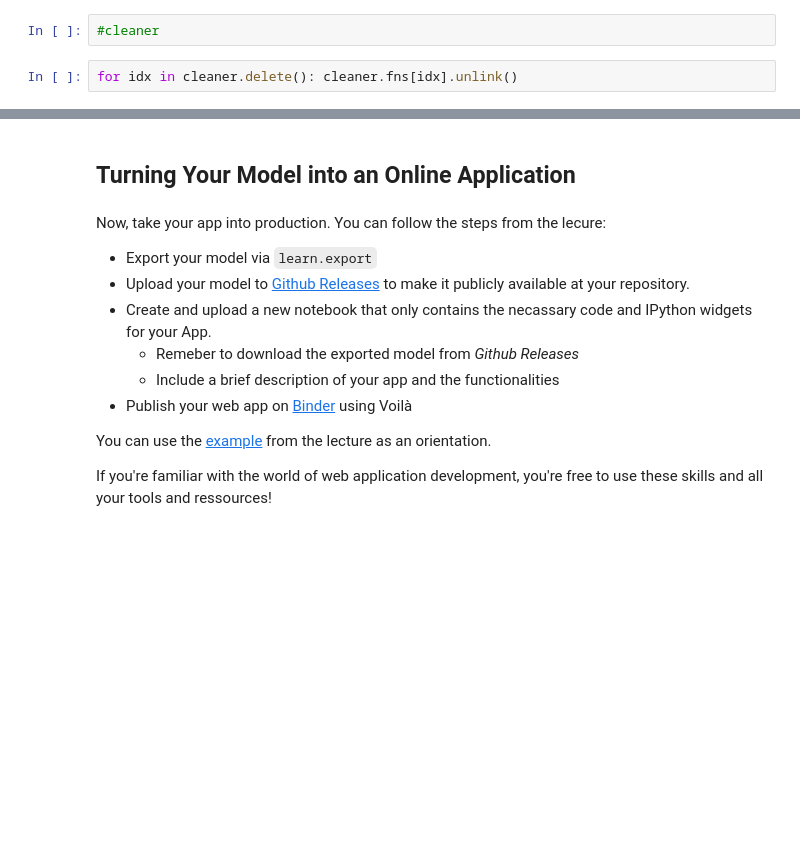
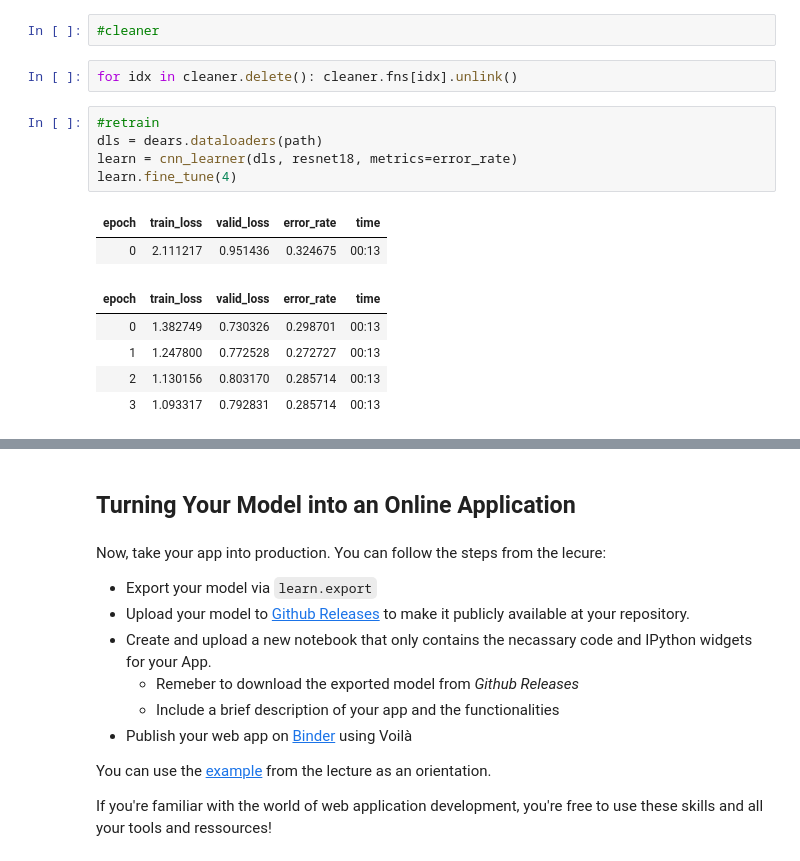
Before and after one commit to pds2021/a5-fino-git, a Jupyter notebook: Assignment_5.ipynb, the cells around one changed output, grey strips where cells are left out. Drawn from its saved outputs; the diff is of its cells as text; blank space fills up the shorter version.

```diff
--- a/Assignment_5.ipynb
+++ b/Assignment_5.ipynb
@@ -246,3 +244,16 @@ cleaner = ImageClassifierCleaner(learn)
 #cleaner
 # %%
 for idx in cleaner.delete(): cleaner.fns[idx].unlink()
+# %%
+#retrain
+dls = dears.dataloaders(path)
+learn = cnn_learner(dls, resnet18, metrics=error_rate)
+learn.fine_tune(4)
+# %% [output]
+| epoch | train_loss | valid_loss | error_rate | time |
+| 0 | 2.111217 | 0.951436 | 0.324675 | 00:13 |
+| epoch | train_loss | valid_loss | error_rate | time |
+| 0 | 1.382749 | 0.730326 | 0.298701 | 00:13 |
+| 1 | 1.247800 | 0.772528 | 0.272727 | 00:13 |
+| 2 | 1.130156 | 0.803170 | 0.285714 | 00:13 |
+| 3 | 1.093317 | 0.792831 | 0.285714 | 00:13 |
```
Also changed, not shown: parts of 16 cells of this notebook.
